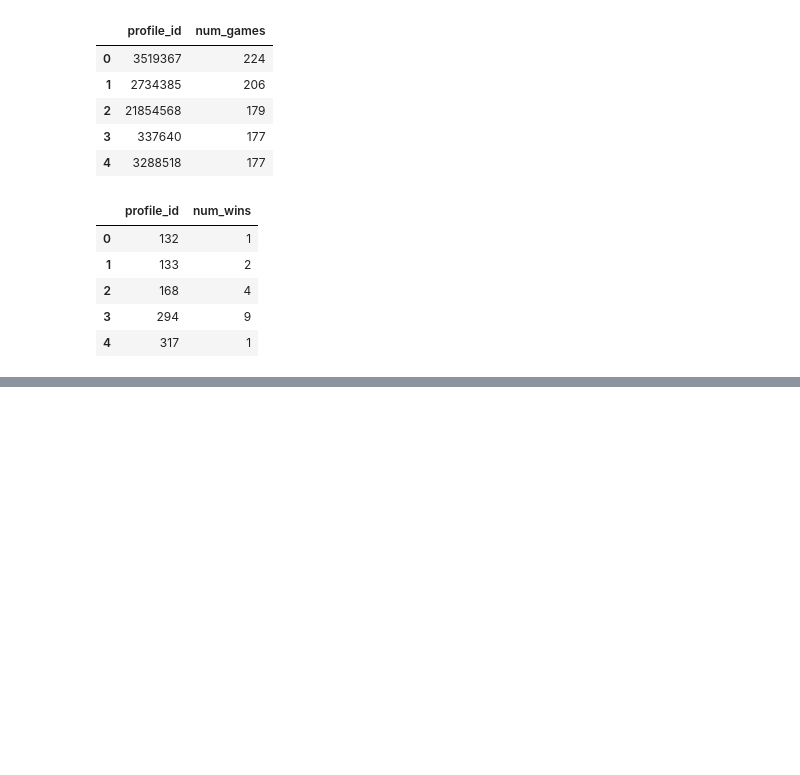
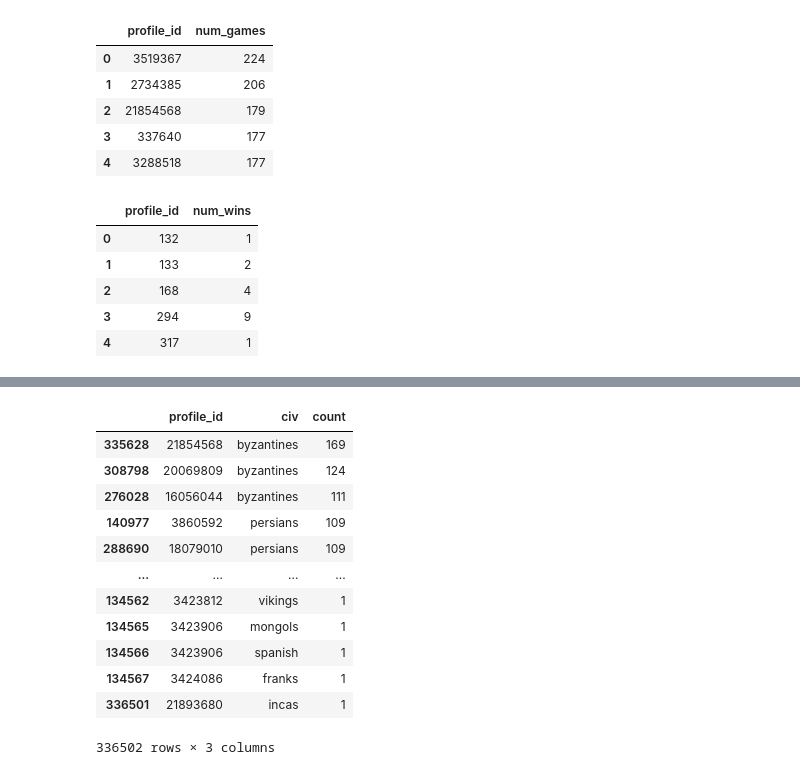
Before and after one commit to moraish/AOE_data_analysis, a Jupyter notebook: AOE_2_ANALYSIS_V1.ipynb, the cells around one changed output, grey strips where cells are left out. Drawn from its saved outputs; the diff is of its cells as text; code cells hidden in the pictures; blank space fills up the shorter version.

```diff
--- a/AOE_2_ANALYSIS_V1.ipynb
+++ b/AOE_2_ANALYSIS_V1.ipynb
@@ -624,0 +406,3 @@ By incorporating these additional analyses and visualizations, your project will
+# %%
+played_civ = merged_data[['profile_id', 'civ', 'winner']]
+played_civ.head()
@@ -624,0 +416,18 @@ By incorporating these additional analyses and visualizations, your project will
+# %%
+max_played_civ = played_civ.groupby(['profile_id', 'civ']).size().reset_index(name='count')
+max_played_civ = max_played_civ.sort_values(by='count', ascending=False)
+max_played_civ
+# %% [output]
+|  | profile_id | civ | count |
+| 335628 | 21854568 | byzantines | 169 |
+| 308798 | 20069809 | byzantines | 124 |
+| 276028 | 16056044 | byzantines | 111 |
+| 140977 | 3860592 | persians | 109 |
+| 288690 | 18079010 | persians | 109 |
+| ... | ... | ... | ... |
+| 134562 | 3423812 | vikings | 1 |
+| 134565 | 3423906 | mongols | 1 |
+| 134566 | 3423906 | spanish | 1 |
+| 134567 | 3424086 | franks | 1 |
+| 336501 | 21893680 | incas | 1 |
+336502 rows × 3 columns
```
Also changed, not shown: parts of 23 cells of this notebook.
